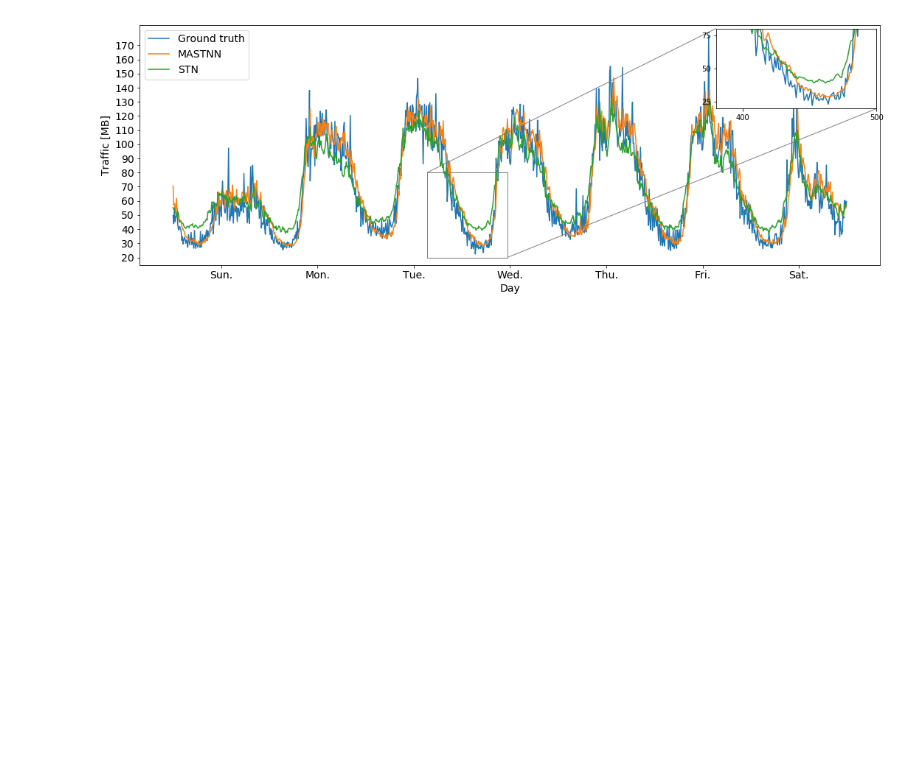
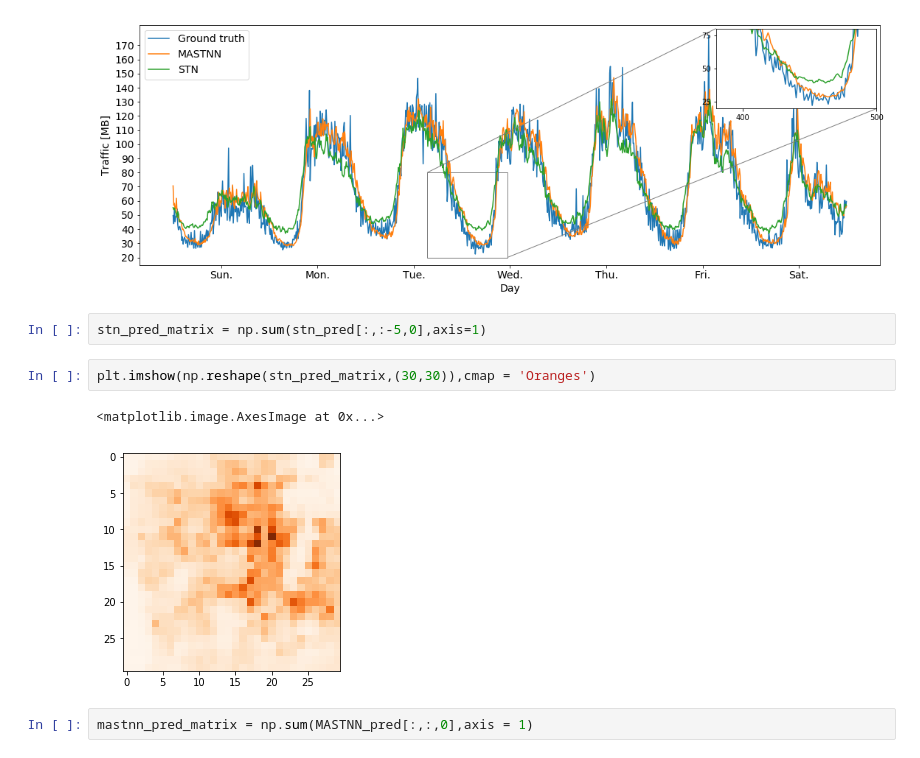
Before and after one commit to Elliebababa/Multi-Attention-Spatiotemporal-Network-for-mobile-traffic-prediction, a Jupyter notebook: notebook/1.0-ell-result-visualization.ipynb, the cells around one changed output. Cells and saved outputs as stored; diff of their text form; blank space fills up the shorter version.

```diff
--- a/notebook/1.0-ell-result-visualization.ipynb
+++ b/notebook/1.0-ell-result-visualization.ipynb
@@ -322,3 +322,12 @@ plt.draw()
 plt.show()
 # %% [output]
 [figure]
+# %%
+stn_pred_matrix = np.sum(stn_pred[:,:-5,0],axis=1)
+# %%
+plt.imshow(np.reshape(stn_pred_matrix,(30,30)),cmap = 'Oranges')
+# %% [output]
+<matplotlib.image.AxesImage at 0x...>
+[figure, added]
+# %%
+mastnn_pred_matrix = np.sum(MASTNN_pred[:,:,0],axis = 1)
```
Also changed, not shown: parts of 3 cells of this notebook, 3 other files.
